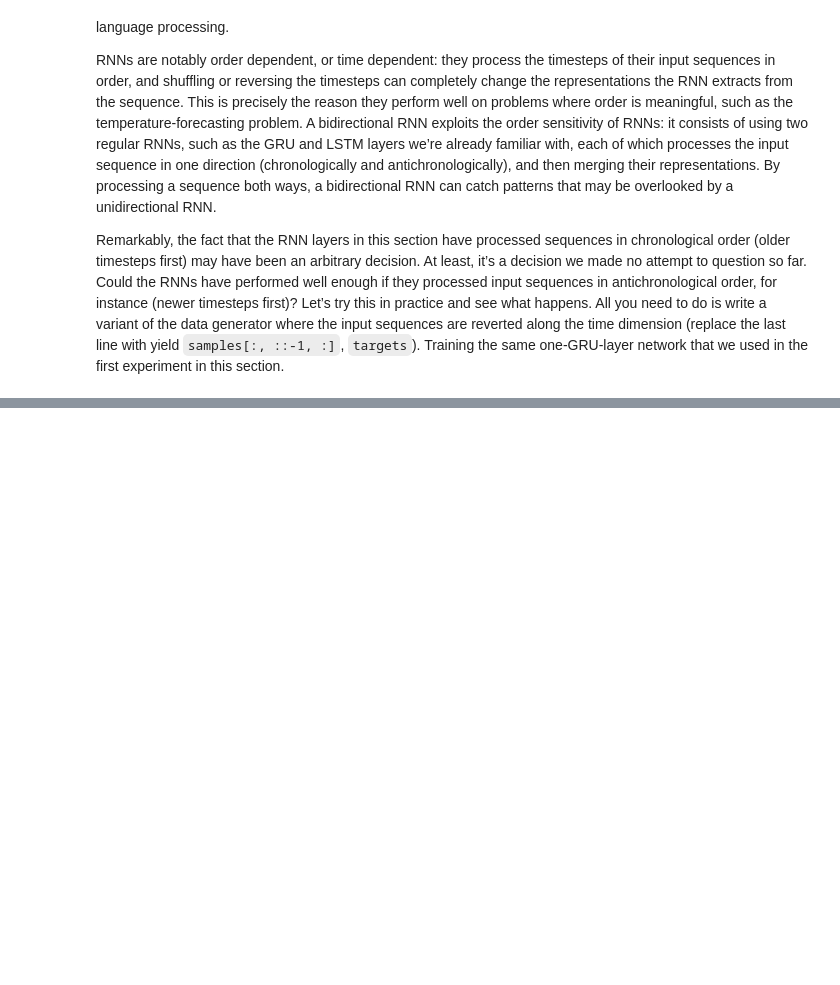
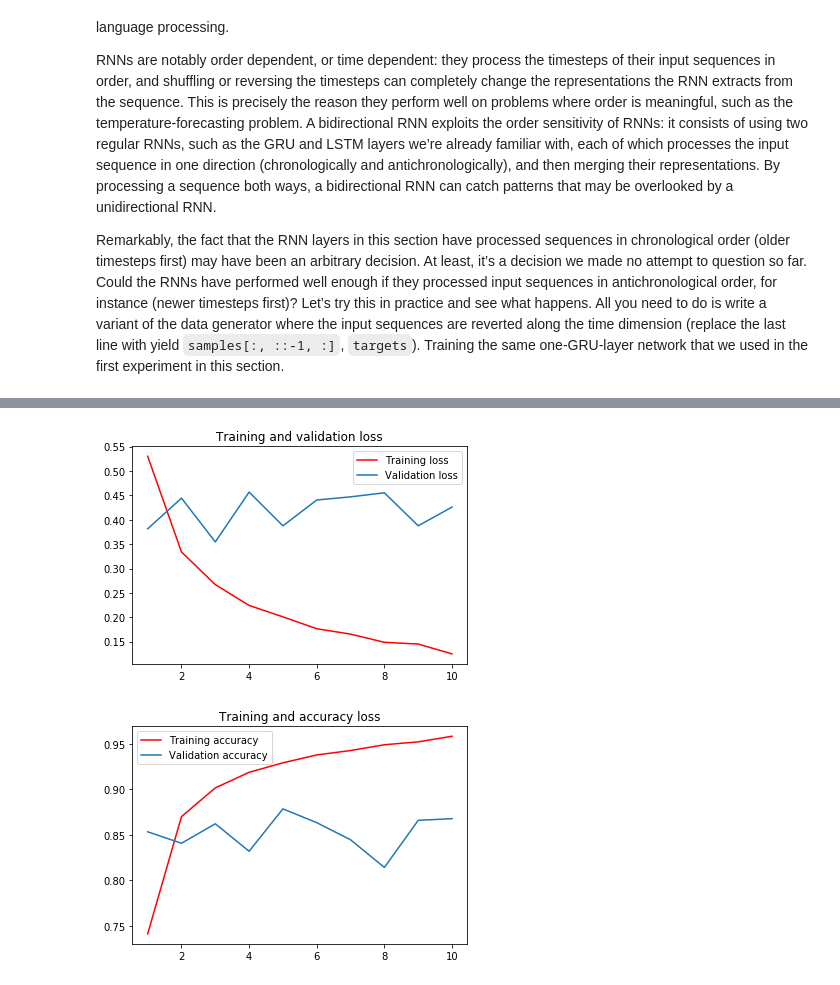
Before and after one commit to CrookedNoob/Keras_Projects, a Jupyter notebook: Advance_Use_of_Recurrent_Networks.ipynb, the cells around one changed output, grey strips where cells are left out. Cells and saved outputs as stored; diff of their text form; code cells hidden in the pictures; blank space fills up the shorter version.

```diff
--- a/Advance_Use_of_Recurrent_Networks.ipynb
+++ b/Advance_Use_of_Recurrent_Networks.ipynb
@@ -484,0 +573,9 @@ plt.show()
+# %%
+model= Sequential()
+model.add(layers.Embedding(max_features, 128))
+model.add(layers.Bidirectional(layers.LSTM(32)))
+model.add(layers.Dense(1, activation='sigmoid'))
+# %%
+model.compile(optimizer='rmsprop', loss='binary_crossentropy', metrics=['acc'])
+# %%
+history= model.fit(x_train, y_train, epochs=10, batch_size=128, validation_split=0.2)
@@ -484,0 +600,28 @@ plt.show()
+# %%
+import matplotlib.pyplot as plt
+%matplotlib inline
+
+loss = history.history['loss']
+val_loss = history.history['val_loss']
+
+acc = history.history['acc']
+val_acc = history.history['val_acc']
+
+epochs = range(1, len(loss) + 1)
+
+plt.figure()
+plt.plot(epochs, loss, color='red', label='Training loss')
+plt.plot(epochs, val_loss, label='Validation loss')
+plt.title('Training and validation loss')
+plt.legend()
+plt.show()
+
+plt.figure()
+plt.plot(epochs, acc, color='red', label='Training accuracy')
+plt.plot(epochs, val_acc, label='Validation accuracy')
+plt.title('Training and accuracy loss')
+plt.legend()
+plt.show()
+# %% [output]
+[figure, added]
+[figure, added]
```
Also changed, not shown: parts of 28 cells of this notebook.
